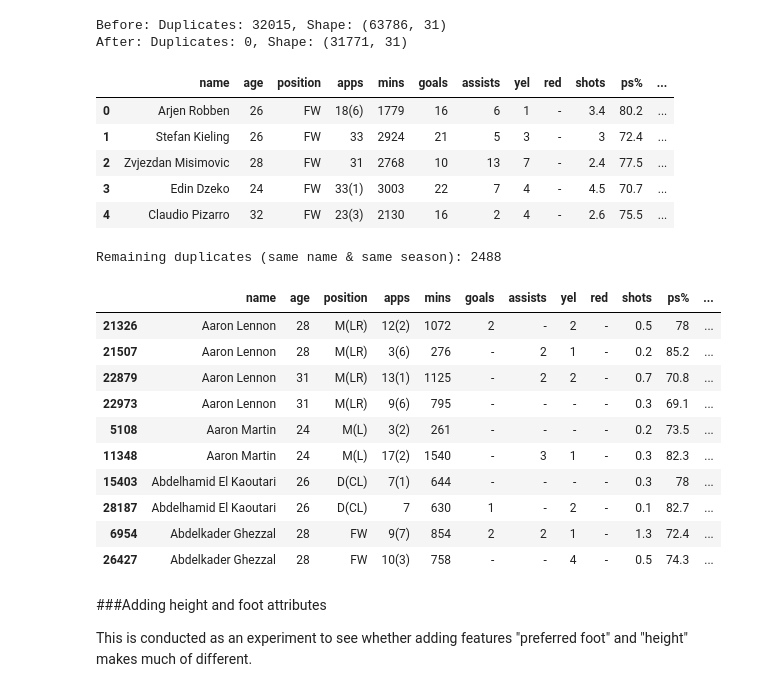
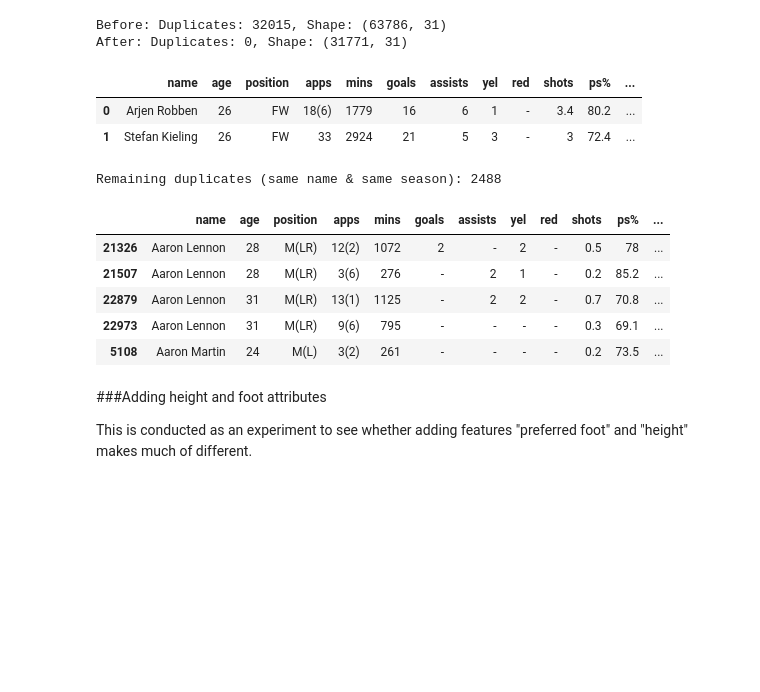
Before and after one commit to Computational-Tools-in-DS-G42/footballer-profiler-AI, a Jupyter notebook: player_profiler.ipynb, the cells around one changed output. Cells and saved outputs as stored; diff of their text form; code cells hidden in the pictures; blank space fills up the shorter version.

Commit message:
Clean up

```diff
--- a/player_profiler.ipynb
+++ b/player_profiler.ipynb
@@ -212,33 +204,25 @@ After: Duplicates: 0, Shape: (31771, 31)
 # %%
 # Resets the ordering
 df_clean = df_clean.reset_index(drop=True)
-df_clean.head(5)
+df_clean.head(2)
 # %% [output]
 |  | name | age | position | apps | mins | goals | assists | yel | red | shots | ps% | ... |
 | 0 | Arjen Robben | 26 | FW | 18(6) | 1779 | 16 | 6 | 1 | - | 3.4 | 80.2 | ... |
 | 1 | Stefan Kieling | 26 | FW | 33 | 2924 | 21 | 5 | 3 | - | 3 | 72.4 | ... |
-| 2 | Zvjezdan Misimovic | 28 | FW | 31 | 2768 | 10 | 13 | 7 | - | 2.4 | 77.5 | ... |
-| 3 | Edin Dzeko | 24 | FW | 33(1) | 3003 | 22 | 7 | 4 | - | 4.5 | 70.7 | ... |
-| 4 | Claudio Pizarro | 32 | FW | 23(3) | 2130 | 16 | 2 | 4 | - | 2.6 | 75.5 | ... |
 # %%
 dupes = df_clean[df_clean.duplicated(subset=["name", "season"], keep=False)]
 dupes_sorted = dupes.sort_values(by=["name", "season"])
 
 print(f"Remaining duplicates (same name & same season): {len(dupes_sorted)}")
-dupes_sorted.head(10)
+dupes_sorted.head(5)
 # %% [output]
 Remaining duplicates (same name & same season): 2488
 |  | name | age | position | apps | mins | goals | assists | yel | red | shots | ps% | ... |
 | 21326 | Aaron Lennon | 28 | M(LR) | 12(2) | 1072 | 2 | - | 2 | - | 0.5 | 78 | ... |
 | 21507 | Aaron Lennon | 28 | M(LR) | 3(6) | 276 | - | 2 | 1 | - | 0.2 | 85.2 | ... |
 | 22879 | Aaron Lennon | 31 | M(LR) | 13(1) | 1125 | - | 2 | 2 | - | 0.7 | 70.8 | ... |
 | 22973 | Aaron Lennon | 31 | M(LR) | 9(6) | 795 | - | - | - | - | 0.3 | 69.1 | ... |
 | 5108 | Aaron Martin | 24 | M(L) | 3(2) | 261 | - | - | - | - | 0.2 | 73.5 | ... |
-| 11348 | Aaron Martin | 24 | M(L) | 17(2) | 1540 | - | 3 | 1 | - | 0.3 | 82.3 | ... |
-| 15403 | Abdelhamid El Kaoutari | 26 | D(CL) | 7(1) | 644 | - | - | - | - | 0.3 | 78 | ... |
-| 28187 | Abdelhamid El Kaoutari | 26 | D(CL) | 7 | 630 | 1 | - | 2 | - | 0.1 | 82.7 | ... |
-| 6954 | Abdelkader Ghezzal | 28 | FW | 9(7) | 854 | 2 | 2 | 1 | - | 1.3 | 72.4 | ... |
-| 26427 | Abdelkader Ghezzal | 28 | FW | 10(3) | 758 | - | - | 4 | - | 0.5 | 74.3 | ... |
 # %% [markdown]
 ###Adding height and foot attributes
 
```
Also changed, not shown: parts of 33 cells of this notebook.
